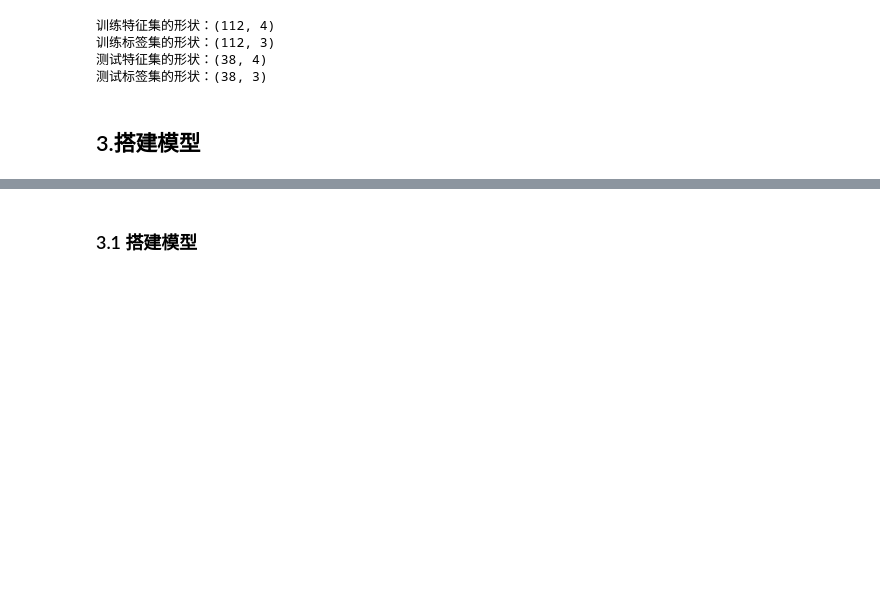
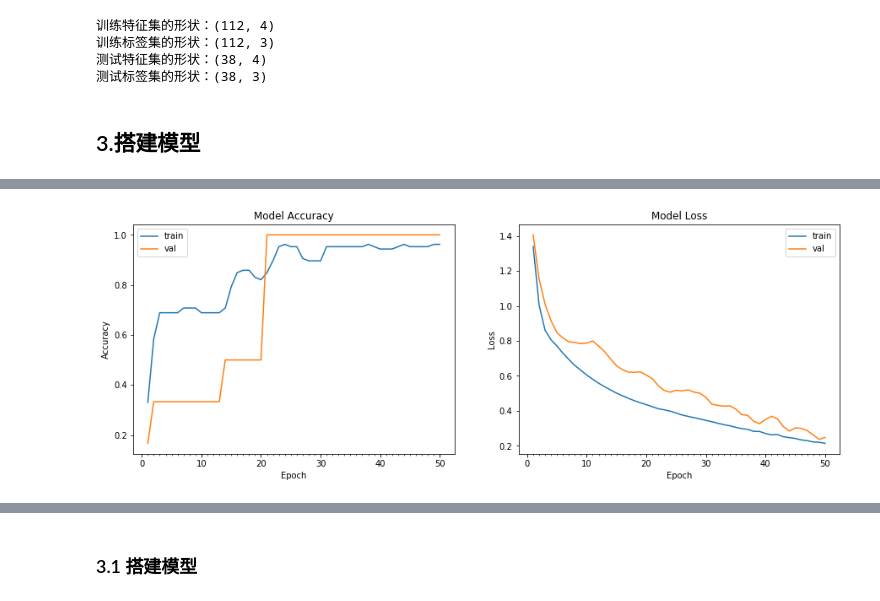
Before and after one commit to xiaoxiong1006/xiaoxiong1006.github.io, a Jupyter notebook: google_beijing_20190716/class2/code/code01_iris_classfication.ipynb, the cells around one changed output, grey strips where cells are left out. Saved outputs shown, nothing was run; the diff lists cells and outputs as text; code cells hidden in the pictures; blank space fills up the shorter version.

Commit message:
fix:optimize flow

```diff
--- a/google_beijing_20190716/class2/code/code01_iris_classfication.ipynb
+++ b/google_beijing_20190716/class2/code/code01_iris_classfication.ipynb
@@ -114,6 +134,6 @@ print_ndarray_random_rows(dummy_y)
 # %%
 # 拆分训练集和测试集
-X_train,X_test,y_train,y_test = train_test_split(X,dummy_y,test_size=test_size)
+X_train,X_test,y_train,y_test = train_test_split(features,labels,test_size=test_size)
 print("训练特征集的形状：" + str(X_train.shape))
 print("训练标签集的形状：" + str(y_train.shape))
 print("测试特征集的形状：" + str(X_test.shape))
@@ -127,0 +212,3 @@ print("测试标签集的形状：" + str(y_test.shape))
+# %%
+# 编译模型
+model.compile(loss='categorical_crossentropy', optimizer='adam',metrics=['accuracy'])
@@ -127,0 +237,4 @@ print("测试标签集的形状：" + str(y_test.shape))
+# %%
+plot_model_history(history)
+# %% [output]
+[figure, added]
```
Also changed, not shown: parts of 29 cells of this notebook, 28 other files.
